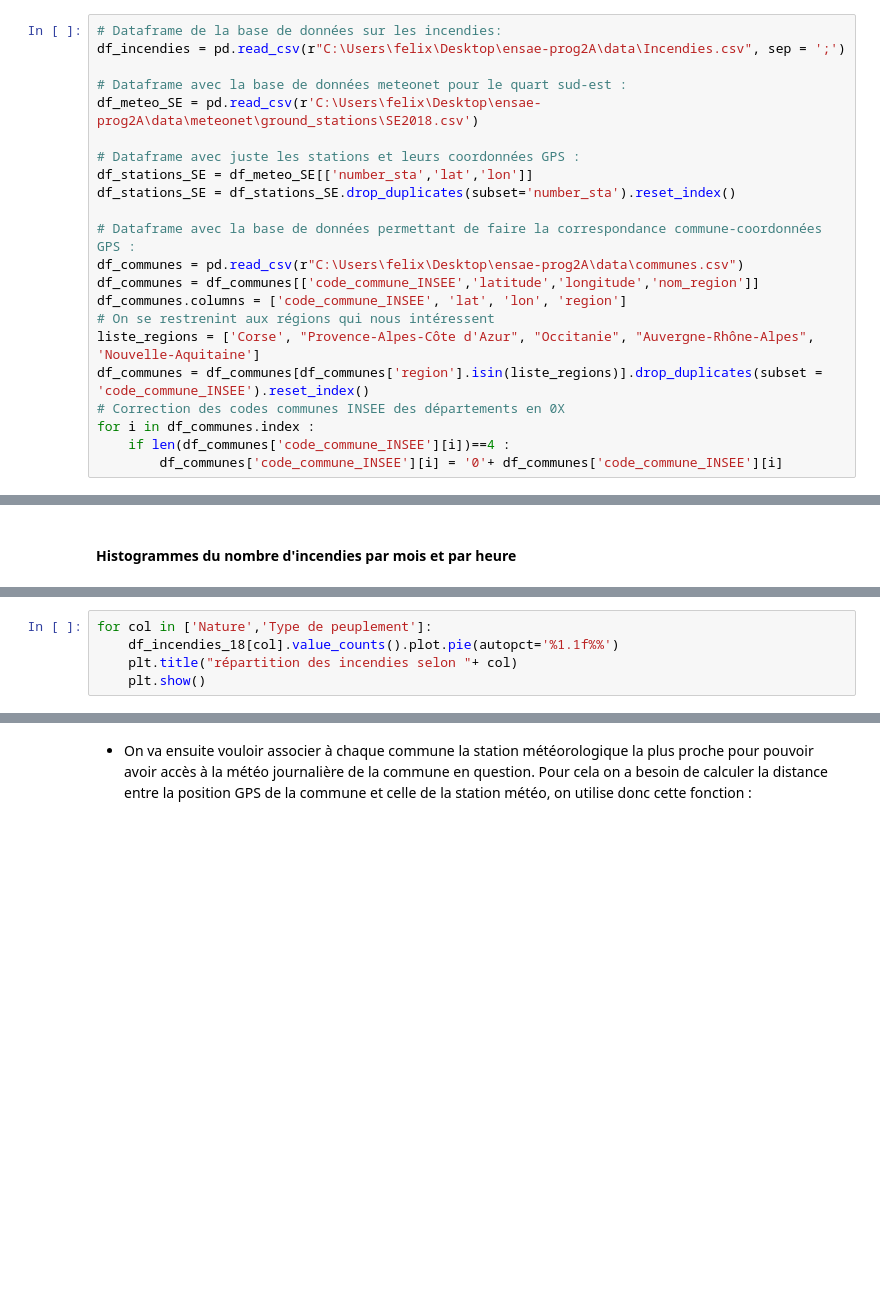
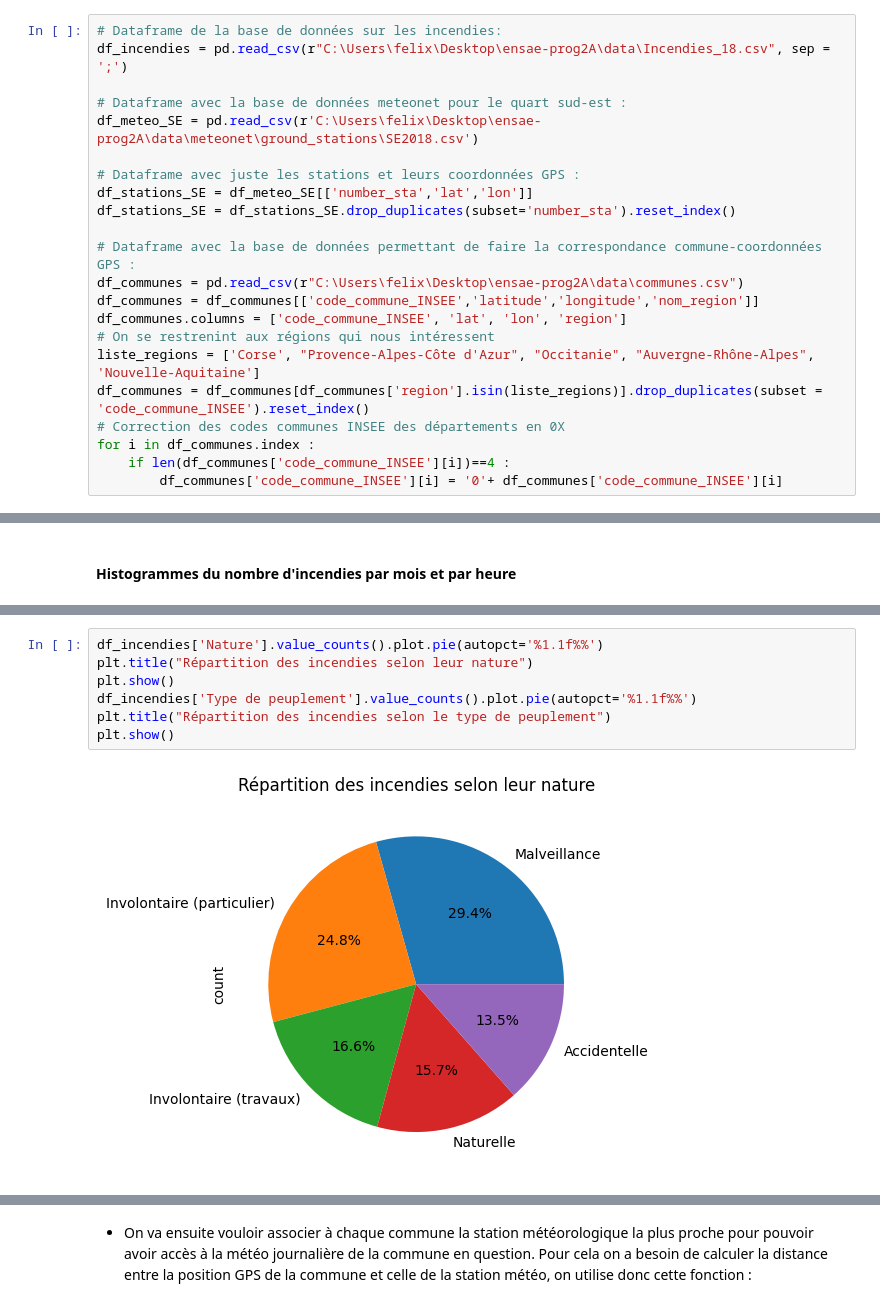
Before and after one commit to felixdechamps/ensae-prog2A, a Jupyter notebook: notebookincendies.ipynb, the cells around one changed output, grey strips where cells are left out. Drawn from its saved outputs; the diff is of its cells as text; blank space fills up the shorter version.

Commit message:
"redaction de remarques et ajout visualisation donnees meteo"

```diff
--- a/notebookincendies.ipynb
+++ b/notebookincendies.ipynb
@@ -35,7 +32,7 @@ Notre projet à donc pour objectif de donner la probabilité qu'un feu de forêt
   - la base de données sur les communes est disponible via ce [lien](https://www.data.gouv.fr/fr/datasets/r/dbe8a621-a9c4-4bc3-9cae-be1699c5ff25).
 # %%
 # Dataframe de la base de données sur les incendies:
-df_incendies = pd.read_csv(r"C:\Users\felix\Desktop\ensae-prog2A\data\Incendies.csv", sep = ';')
+df_incendies = pd.read_csv(r"C:\Users\felix\Desktop\ensae-prog2A\data\Incendies_18.csv", sep = ';')
 
 # Dataframe avec la base de données meteonet pour le quart sud-est :
 df_meteo_SE = pd.read_csv(r'C:\Users\felix\Desktop\ensae-prog2A\data\meteonet\ground_stations\SE2018.csv')
@@ -112,5 +167,9 @@ En regardant l'occurence des incendies en 2018, on constate que les mois d'été
-# %%
-for col in ['Nature','Type de peuplement']:
-    df_incendies_18[col].value_counts().plot.pie(autopct='%1.1f%%')
-    plt.title("répartition des incendies selon "+ col)
-    plt.show()
+# %%
+df_incendies['Nature'].value_counts().plot.pie(autopct='%1.1f%%')
+plt.title("Répartition des incendies selon leur nature")
+plt.show()
+df_incendies['Type de peuplement'].value_counts().plot.pie(autopct='%1.1f%%')
+plt.title("Répartition des incendies selon le type de peuplement")
+plt.show()
+# %% [output]
+[figure, added]
```
Also changed, not shown: parts of 40 cells of this notebook, 1 other file.
